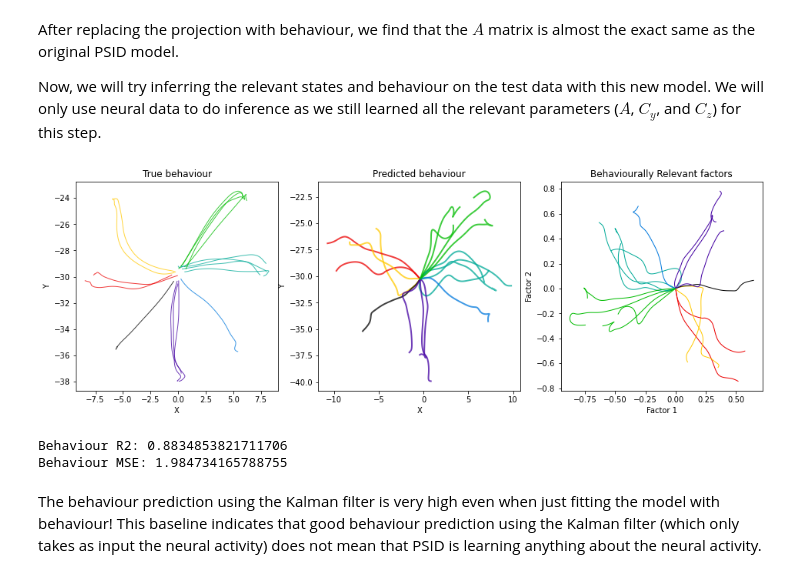
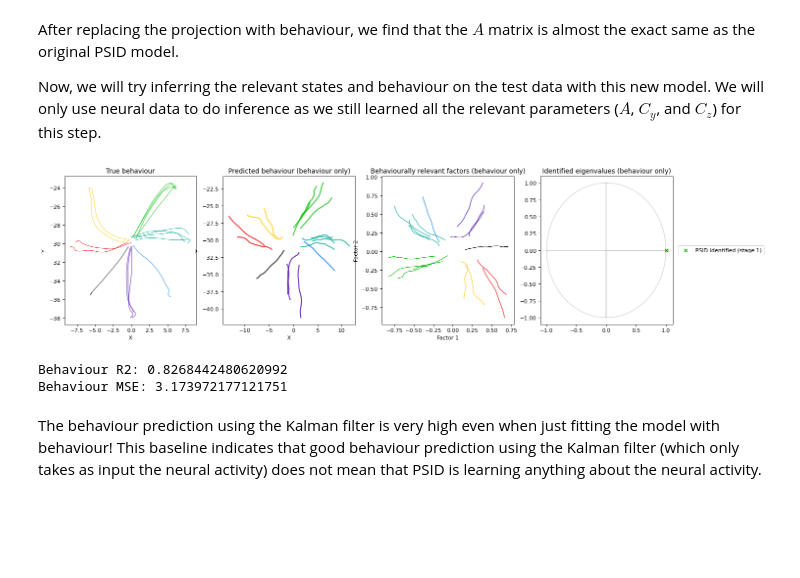
Before and after one commit to HennigLab/psid_technical_report, a Jupyter notebook: psid_technical_report.ipynb, the cells around one changed output. Cells and saved outputs as stored; diff of their text form; code cells hidden in the pictures; blank space fills up the shorter version.

```diff
--- a/psid_technical_report.ipynb
+++ b/psid_technical_report.ipynb
@@ -27,6 +19,7 @@ import PSID
 from PSID.evaluation import evalPrediction
 from PSID.MatHelper import loadmat
 import utils
+plt.rcParams['figure.dpi'] = 80 #72
 
 from plotting import plot_psid_2_factors
 # %% [markdown]
@@ -186,7 +179,7 @@ def PSIDPredictForTrials(idSys, YAll, YMean=None, ZMean=None, steady_state=True,
         xPredAll.append(xPred1This)
     return zPredAll, yPredAll, xPredAll
 # %%
-useKalmanSmoother = False
+useKalmanSmoother = True
 zPredTest, yPredTest, xPredTest = PSIDPredictForTrials(idSys1, smoothed_test_rates, YMean, ZMean, useKalmanSmoother=useKalmanSmoother)
 
 factors = xPredTest
@@ -198,5 +191,7 @@ dir_index = direction_index_test
 ground_truth_behaviours = ground_truth_test_behaviours
 predicted_behaviours = np.asarray(behaviour_means)
 
-plot_psid_2_factors(latents, dir_index, ground_truth_behaviours, predicted_behaviours);
+titles = ["True behaviour", "Predicted behaviour", "Behaviourally relevant factors", "Identified eigenvalues"]
+plot_psid_2_factors(latents, dir_index, ground_truth_behaviours, predicted_behaviours, idSys1.A, titles);
+plt.savefig('PSID_outputs_normal.pdf',bbox_inches='tight')
 # %% [output]
@@ -458,20 +460,22 @@ Now, we will try inferring the relevant states and behaviour on the test data wi
 # %%
 #Re-run inference when A is set to the identity. We purposefully do not update the other parameters to measure the effect that A has on the inferred latent states.
 zPredTest, yPredTest, xPredTest = PSIDPredictForTrials(idSys4, smoothed_test_rates, YMean, ZMean, useKalmanSmoother=useKalmanSmoother)
 
 factors = xPredTest
 behaviour_means = zPredTest
 rate_means = yPredTest
 
 latents = np.asarray(factors)
 dir_index = direction_index_test
 ground_truth_behaviours = ground_truth_test_behaviours
 predicted_behaviours = np.asarray(behaviour_means)
 
 #Visualize results
-plot_psid_2_factors(latents, dir_index, ground_truth_behaviours, predicted_behaviours);
+titles = ["True behaviour", "Predicted behaviour (behaviour only)", "Behaviourally relevant factors (behaviour only)", "Identified eigenvalues (behaviour only)"]
+plot_psid_2_factors(latents, dir_index, ground_truth_behaviours, predicted_behaviours, idSys4.A, titles);
+plt.savefig('PSID_outputs_bo.pdf',bbox_inches='tight')
 # %% [output]
-[figure, old version]
+[figure, new version]
 # %%
 #Evaluating the behaviour prediction
 from sklearn.metrics import r2_score, mean_squared_error
@@ -480,8 +484,8 @@ predCat = np.concatenate(np.asarray(zPredTest))
 print("Behaviour R2:", r2_score(trueCat, predCat))
 print("Behaviour MSE:", mean_squared_error(trueCat, predCat))
 # %% [output]
-Behaviour R2: 0.8834853821711706
-Behaviour MSE: 1.984734165788755
+Behaviour R2: 0.8268442480620992
+Behaviour MSE: 3.173972177121751
 # %% [markdown]
 The behaviour prediction using the Kalman filter is very high even when just fitting the model with behaviour! This baseline indicates that good behaviour prediction using the Kalman filter (which only takes as input the neural activity) does not mean that PSID is learning anything about the neural activity.
 # %% [markdown]
```
Also changed, not shown: parts of 12 cells of this notebook, 1 other file.
